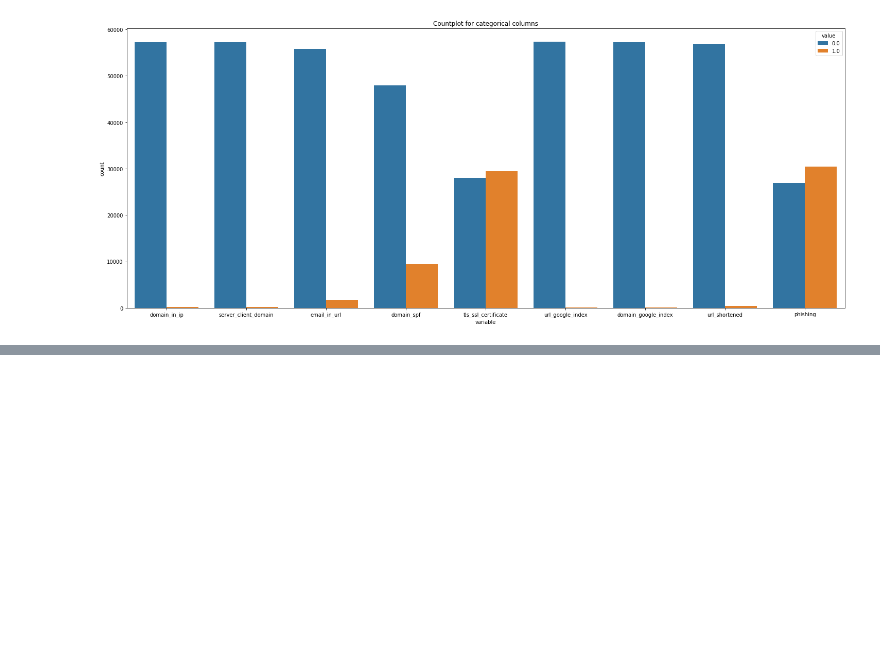
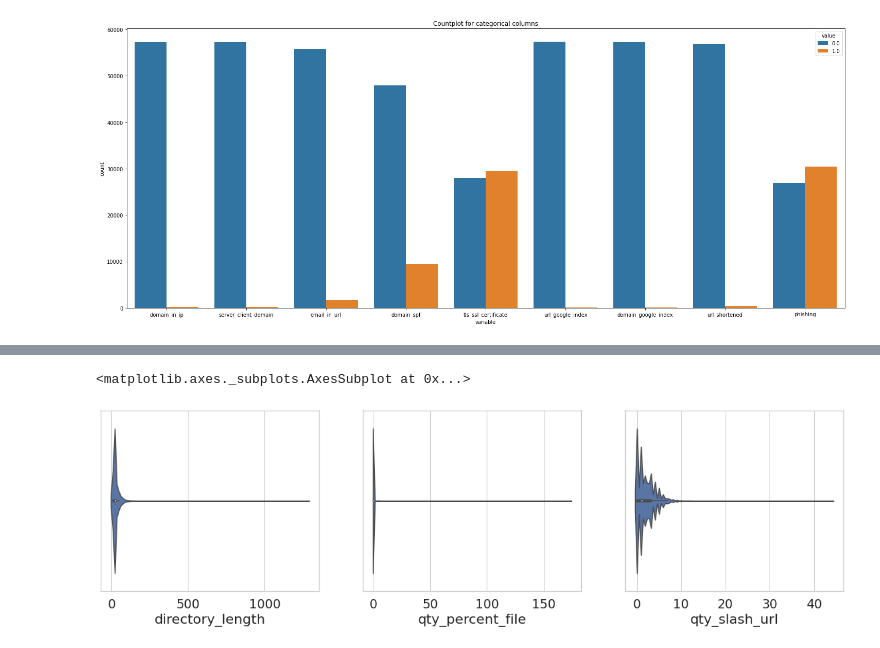
Before and after one commit to SaiGowtham-11/Customer-Analysis-and-Segementation, a Jupyter notebook: Milestone3Final.ipynb, the cells around one changed output, grey strips where cells are left out. Saved outputs shown, nothing was run; the diff lists cells and outputs as text; code cells hidden in the pictures; blank space fills up the shorter version.

```diff
--- a/Milestone3Final.ipynb
+++ b/Milestone3Final.ipynb
@@ -354,0 +491,9 @@ plt.show()
+# %%
+fig, (ax1, ax2, ax3) = plt.subplots(ncols=3, sharey=True)
+fig.set_size_inches(20,5)
+sns.violinplot(x=imp_features_df['directory_length'],ax=ax1)
+sns.violinplot(x=imp_features_df['qty_percent_file'],ax=ax2)
+sns.violinplot(x=imp_features_df['qty_slash_url'],ax=ax3)
+# %% [output]
+<matplotlib.axes._subplots.AxesSubplot at 0x...>
+[figure, added]
```
Also changed, not shown: parts of 52 cells of this notebook.
